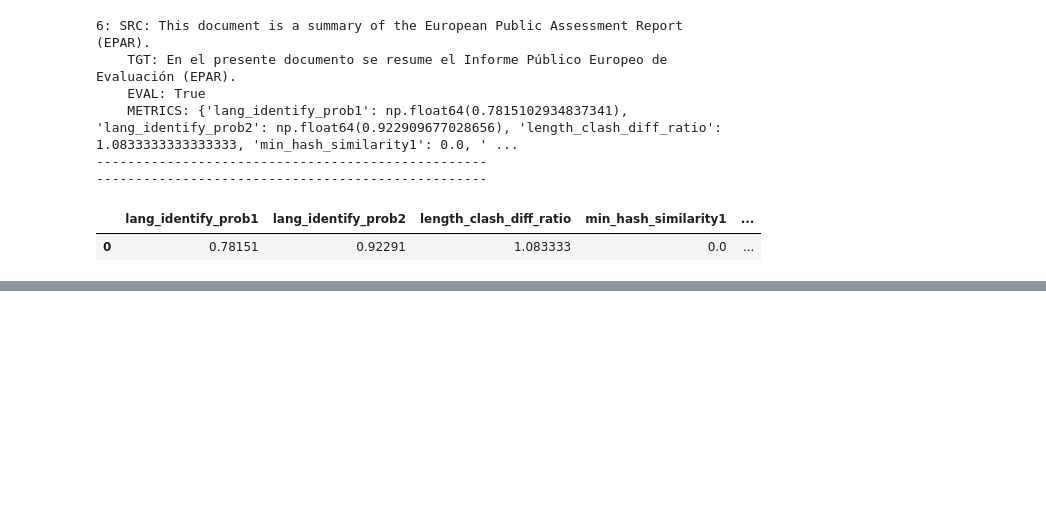
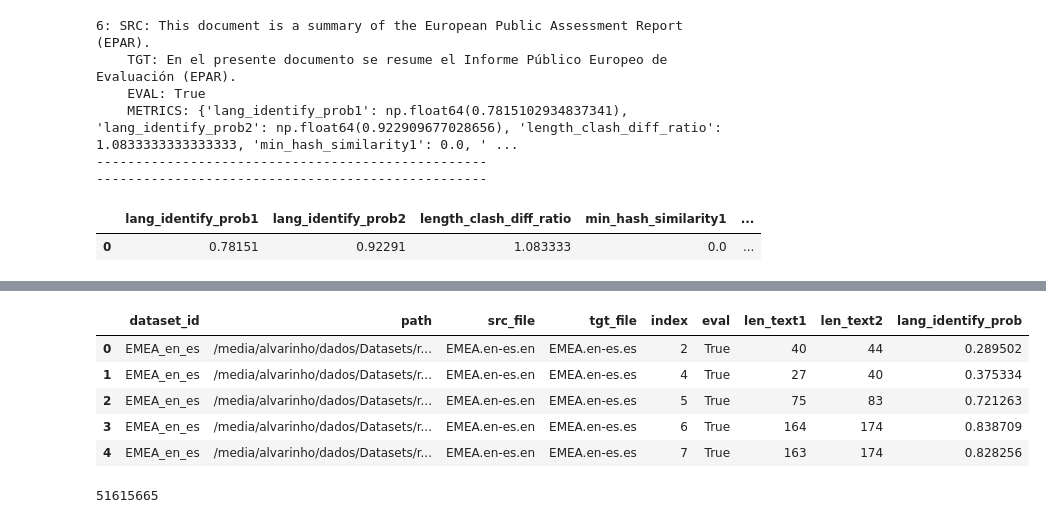
Before and after one commit to vicent-h/datasets-prep, a Jupyter notebook: reading_datasets.ipynb, the cells around one changed output, grey strips where cells are left out. Cells and saved outputs as stored; diff of their text form; code cells hidden in the pictures; blank space fills up the shorter version.

```diff
--- a/reading_datasets.ipynb
+++ b/reading_datasets.ipynb
@@ -126,0 +156,13 @@ df_analise
+# %%
+df_analise.head()
+# %% [output]
+|  | dataset_id | path | src_file | tgt_file | index | eval | len_text1 | len_text2 | lang_identify_prob |
+| 0 | EMEA_en_es | /media/alvarinho/dados/Datasets/r... | EMEA.en-es.en | EMEA.en-es.es | 2 | True | 40 | 44 | 0.289502 |
+| 1 | EMEA_en_es | /media/alvarinho/dados/Datasets/r... | EMEA.en-es.en | EMEA.en-es.es | 4 | True | 27 | 40 | 0.375334 |
+| 2 | EMEA_en_es | /media/alvarinho/dados/Datasets/r... | EMEA.en-es.en | EMEA.en-es.es | 5 | True | 75 | 83 | 0.721263 |
+| 3 | EMEA_en_es | /media/alvarinho/dados/Datasets/r... | EMEA.en-es.en | EMEA.en-es.es | 6 | True | 164 | 174 | 0.838709 |
+| 4 | EMEA_en_es | /media/alvarinho/dados/Datasets/r... | EMEA.en-es.en | EMEA.en-es.es | 7 | True | 163 | 174 | 0.828256 |
+# %%
+len(df_analise)
+# %% [output]
+51615665
```
Also changed, not shown: parts of 11 cells of this notebook, 2 other files.
